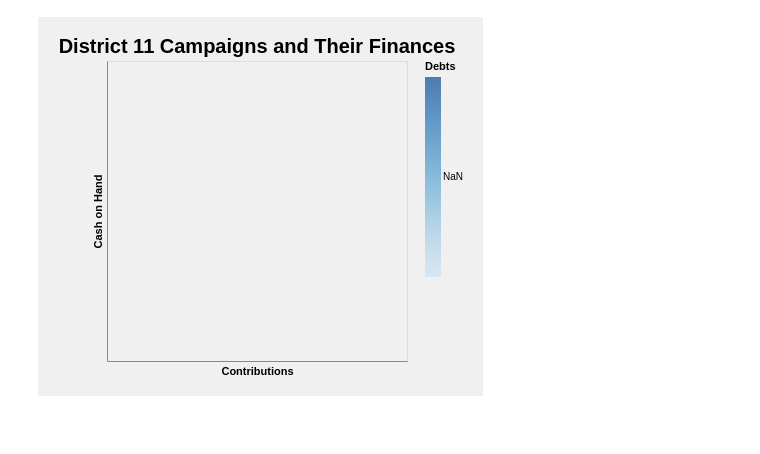
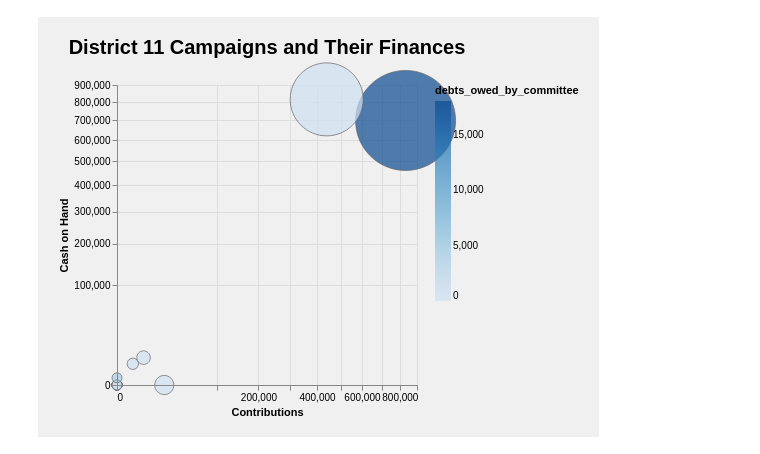
Before and after one commit to nemo-omen/tx-politics, a Jupyter notebook: 11th_district.ipynb, the cells around one changed output. Saved outputs shown, nothing was run; the diff lists cells and outputs as text; code cells hidden in the pictures; blank space fills up the shorter version.

Commit message:
Titles didn't work. Reverted.

```diff
--- a/11th_district.ipynb
+++ b/11th_district.ipynb
@@ -105,61 +88,56 @@ all_totals.rename(columns={'debts_owed_by_committee':'Debts', 'contributions':'C
 # %%
 json = pd.read_json('fec/all_totals_2019.json')
 # %%
-selection = alt.selection_single(on='mouseover', fields=['name','cash_on_hand_end_period', 'contributions'])
+# selection = alt.selection_single(on='mouseover', fields=['name','cash_on_hand_end_period', 'contributions'])
 
 # color = alt.condition(selection,
 #                      alt.Color('name:N', legend=None),
 #                       alt.value('lightgray')
 #                      )
 
 def mult_index(number):
     return number * 10
 
-bubble = alt.Chart(
-    all_totals, width=300,
-    height=300,
-    title='District 11 Campaigns and Their Finances',
-    padding=20).mark_circle(strokeWidth=1,
-    strokeOpacity=1,
-    stroke='#666666').encode(
-        alt.X('Contributions:Q', scale=alt.Scale(zero=False, type='sqrt'), title='Contributions'),
-        alt.Y('cash_on_hand_end_period:Q', scale=alt.Scale(zero=False, type='sqrt'), sort='ascending', title='Cash on Hand'),
-        alt.Size('Contributions:Q', scale=alt.Scale(range=[100, 10000]), legend=None),
-        tooltip=[
-            alt.Tooltip(title='Name', field='name', type='ordinal'),
-            alt.Tooltip(title='Contributions', field='Contributions', format="$,.0f", type='ordinal'),
-            alt.Tooltip(title='Cash on Hand', field='cash_on_hand_end_period', format="$,.0f", type='ordinal'),
-            alt.Tooltip(title='Disbursements', field='disbursements', format="$,.0f", type='ordinal'),
-            alt.Tooltip(title='Debts', field='Debts', format="$,.0f", type='ordinal')
-        ],
-        color = alt.Color('Debts:Q'),
-    #     strokeWidth='1:O'
-    ).add_selection(
-        selection
-    ).configure_axis(
-        gridOpacity=0.3,
-        gridColor='cornflowerblue',
-        domain=False
-    ).configure_view(
-        strokeWidth=1,
-        stroke='cornflowerblue',
-        strokeOpacity=0.3
-    ).configure_scale(
-        minSize=100,
-        continuousPadding=4,
-        maxOpacity=0.9,
-        minOpacity=0.4,
-        pointPadding=0.3,
-    ).configure_legend(
-        offset=50
-    ).configure(
-        background='#f0f0f0'
-    ).configure_title(
-        fontSize=20
-    )
+bubble = alt.Chart(all_totals, width=300, height=300, title='District 11 Campaigns and Their Finances', padding=20).mark_circle(strokeWidth=1, strokeOpacity=1, stroke='#666666').encode(
+    alt.X('contributions:Q', scale=alt.Scale(zero=False, type='sqrt'), title='Contributions'),
+    alt.Y('cash_on_hand_end_period:Q', scale=alt.Scale(zero=False, type='sqrt'), sort='ascending', title='Cash on Hand'),
+    alt.Size('contributions:Q', scale=alt.Scale(range=[100, 10000]), legend=None),
+    tooltip=[
+        alt.Tooltip(title='Name', field='name', type='ordinal'),
+        alt.Tooltip(title='Contributions', field='contributions', format="$,.0f", type='ordinal'),
+        alt.Tooltip(title='Cash on Hand', field='cash_on_hand_end_period', format="$,.0f", type='ordinal'),
+        alt.Tooltip(title='Disbursements', field='disbursements', format="$,.0f", type='ordinal'),
+        alt.Tooltip(title='Debts', field='debts_owed_by_committee', format="$,.0f", type='ordinal')
+    ],
+    color = alt.Color('debts_owed_by_committee:Q'),
+#     strokeWidth='1:O'
+
+).add_selection(
+    selection
+).configure_axis(
+    gridOpacity=0.3,
+    gridColor='cornflowerblue',
+    domain=False
+).configure_view(
+    strokeWidth=1,
+    stroke='cornflowerblue',
+    strokeOpacity=0.3
+).configure_scale(
+    minSize=100,
+    continuousPadding=4,
+    maxOpacity=0.9,
+    minOpacity=0.4,
+    pointPadding=0.3,
+).configure_legend(
+    offset=50
+).configure(
+    background='#f0f0f0'
+).configure_title(
+    fontSize=20
+)
 
 bubble
 # %% [output]
-[figure, old version]
+[figure, new version]
 # %%
 bubble.save('vegabubble.html')
```
Also changed, not shown: parts of 1 cell of this notebook.
